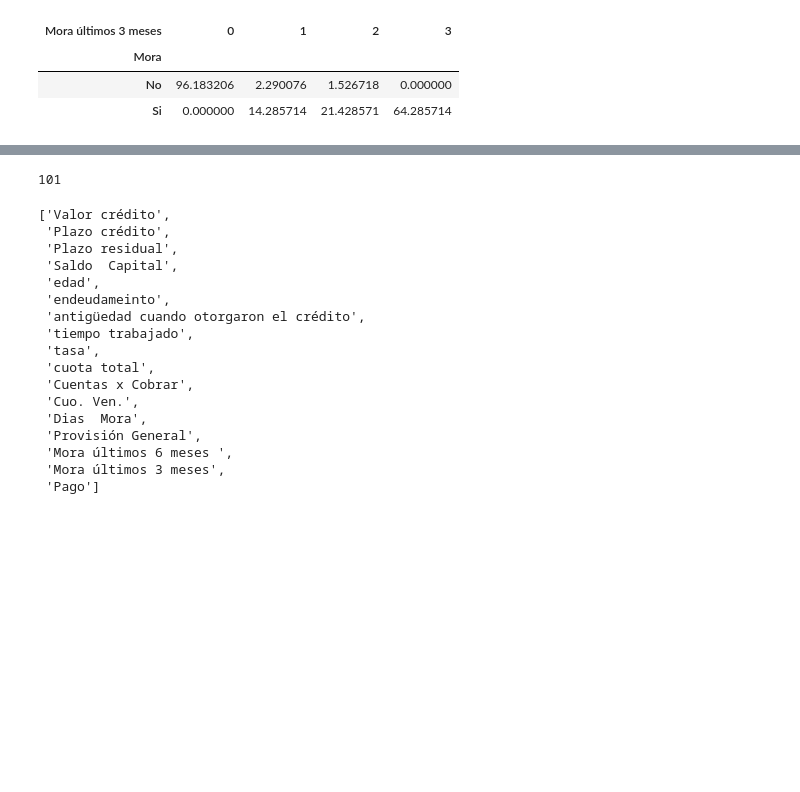
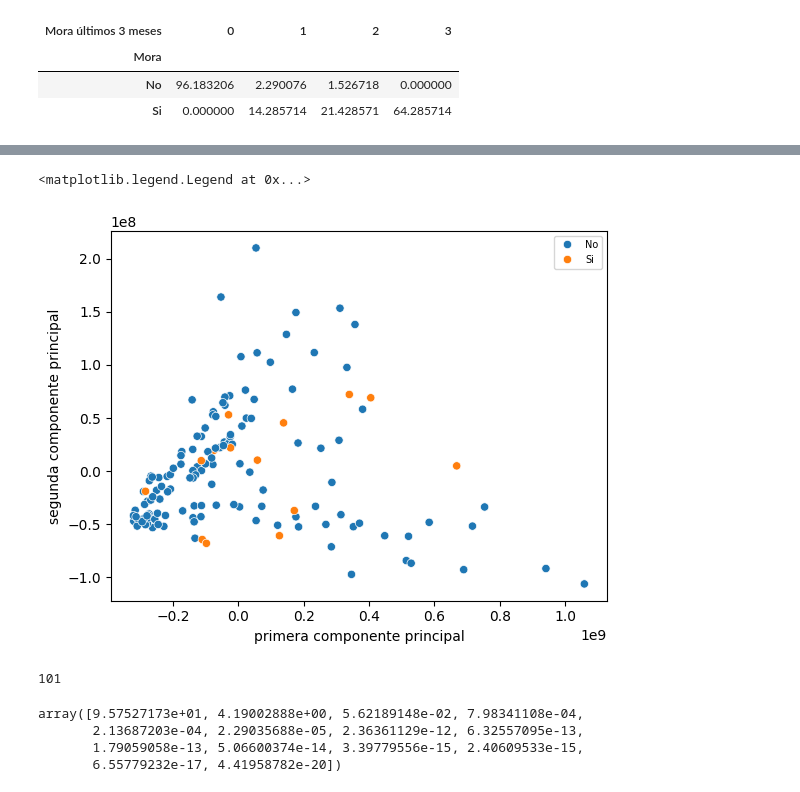
Before and after one commit to wicalo/ProyectoAna, a Jupyter notebook: Codigo/RegresionLogistica.ipynb, the cells around one changed output, grey strips where cells are left out. Cells and saved outputs as stored; diff of their text form; code cells hidden in the pictures; blank space fills up the shorter version.

```diff
--- a/Codigo/RegresionLogistica.ipynb
+++ b/Codigo/RegresionLogistica.ipynb
@@ -271,3 +402,14 @@ pd.crosstab(datos['Mora'],datos['Mora últimos 3 meses']).apply(lambda row: row
+# %%
+acp = PCA(n_components=2)
+acp_=acp.fit_transform(X)
+acp_dim = pd.DataFrame(data = acp_)
+acp_dim['Mora'] = datos["Mora"]
+acp_dim.columns=['primera componente principal','segunda componente principal','Mora']
+sns.scatterplot(data=acp_dim, x="primera componente principal",y="segunda componente principal", hue='Mora')
+plt.legend(loc="best",fontsize=7)
+# %% [output]
+<matplotlib.legend.Legend at 0x...>
+[figure, added]
 # %%
 from sklearn.model_selection import train_test_split
 train,test = train_test_split(datos,test_size=0.3,random_state=12)
@@ -283,20 +418,0 @@ for c in train.columns:
-# %%
-var_num
-# %% [output]
-['Valor crédito',
- 'Plazo crédito',
- 'Plazo residual',
- 'Saldo  Capital',
- 'edad',
- 'endeudameinto',
- 'antigüedad cuando otorgaron el crédito',
- 'tiempo trabajado',
- 'tasa',
- 'cuota total',
- 'Cuentas x Cobrar',
- 'Cuo. Ven.',
- 'Dias  Mora',
- 'Provisión General',
- 'Mora últimos 6 meses ',
- 'Mora últimos 3 meses',
- 'Pago']
@@ -306,0 +419,7 @@ import matplotlib.pyplot as plt
+# %%
+explained_variance*100
+# %% [output]
+array([9.57527173e+01, 4.19002888e+00, 5.62189148e-02, 7.98341108e-04,
+       2.13687203e-04, 2.29035688e-05, 2.36361129e-12, 6.32557095e-13,
+       1.79059058e-13, 5.06600374e-14, 3.39779556e-15, 2.40609533e-15,
+       6.55779232e-17, 4.41958782e-20])
```
Also changed, not shown: parts of 33 cells of this notebook, 1 other file.
